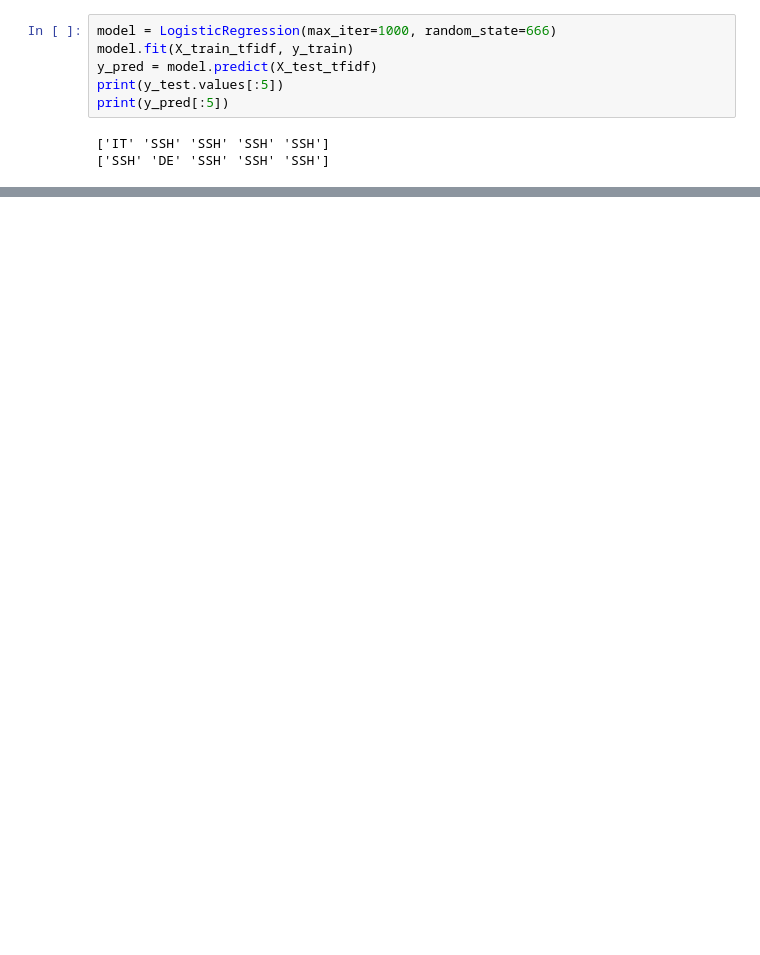
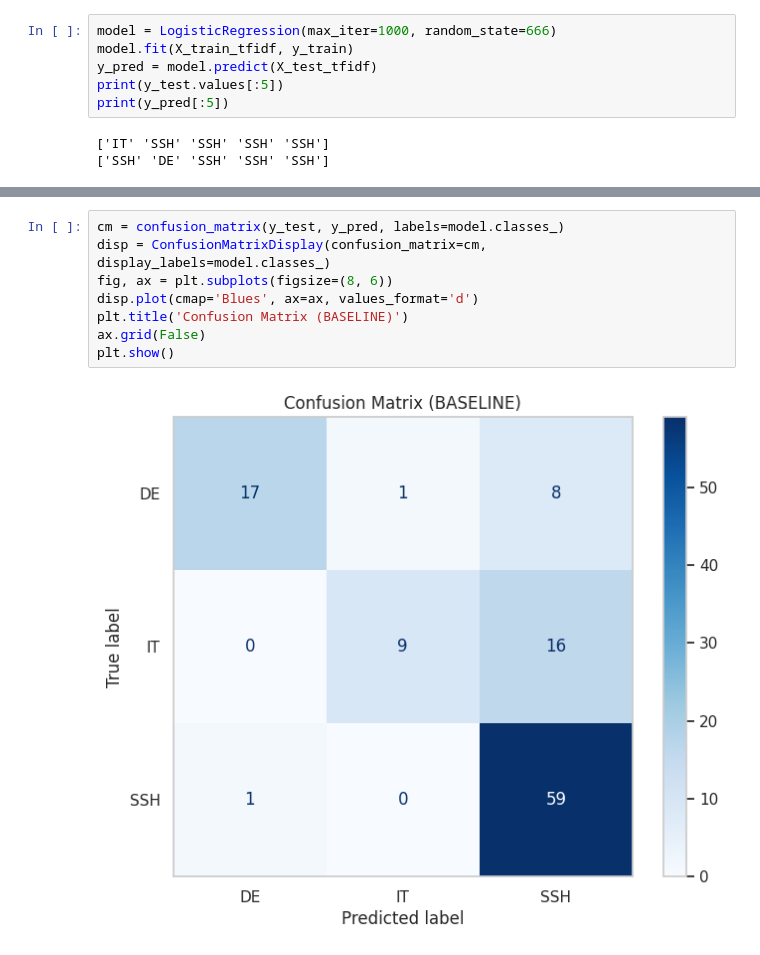
Before and after one commit to LukashWalancik/xaifungi-analysis, a Jupyter notebook: analysis.ipynb, the cells around one changed output, grey strips where cells are left out. Drawn from its saved outputs; the diff is of its cells as text; blank space fills up the shorter version.

```diff
--- a/analysis.ipynb
+++ b/analysis.ipynb
@@ -564,0 +604,10 @@ print(y_pred[:5])
+# %%
+cm = confusion_matrix(y_test, y_pred, labels=model.classes_)
+disp = ConfusionMatrixDisplay(confusion_matrix=cm, display_labels=model.classes_)
+fig, ax = plt.subplots(figsize=(8, 6))
+disp.plot(cmap='Blues', ax=ax, values_format='d')
+plt.title('Confusion Matrix (BASELINE)')
+ax.grid(False)
+plt.show()
+# %% [output]
+[figure, added]
```
Also changed, not shown: parts of 10 cells of this notebook.
